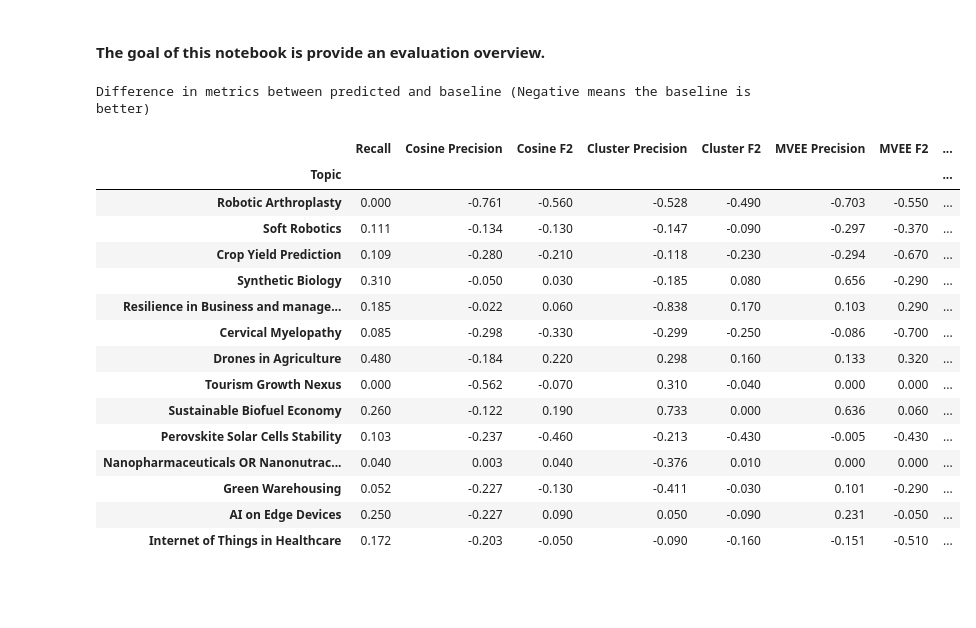
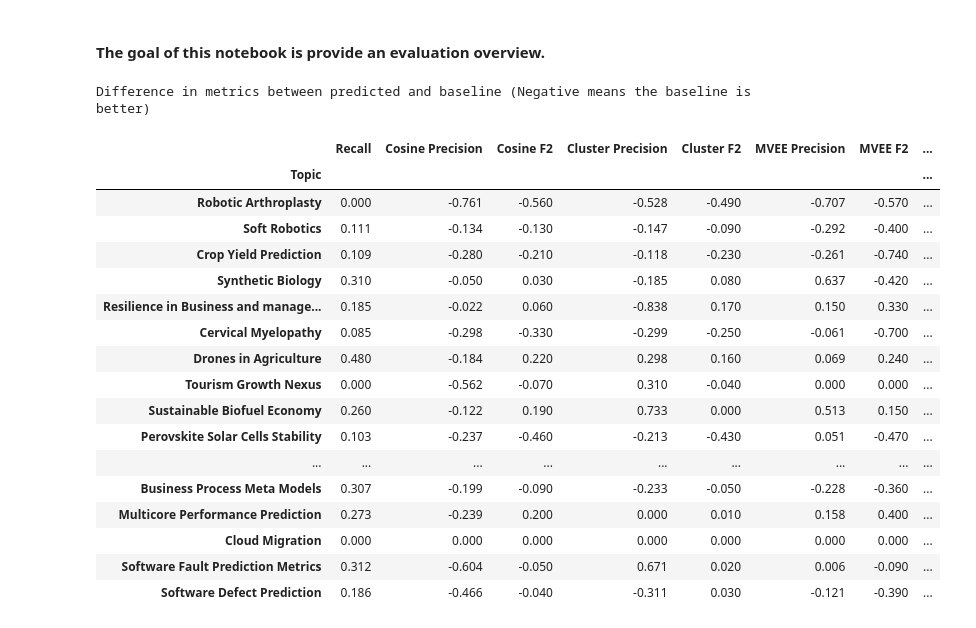
Before and after one commit to Mohammadsaknini/LitQEval, a Jupyter notebook: litQeval/notebooks/eval_results.ipynb, the cells around one changed output. Drawn from its saved outputs; the diff is of its cells as text; code cells hidden in the pictures; blank space fills up the shorter version.

```diff
--- a/litQeval/notebooks/eval_results.ipynb
+++ b/litQeval/notebooks/eval_results.ipynb
@@ -29,39 +41,39 @@ fig.show()
 # %%
 diff_df = (results[results["Index"] == "Predicted"][["Recall",
-                                                    "Cosine Precision", "Cosine F2",
-                                                    "Cluster Precision", "Cluster F2",
-                                                    "MVEE Precision", "MVEE F2",
-                                                    "Hull Precision", "Hull F2"]].values\
+                                                    "Cosine Precision", "Cluster Precision", "MVEE Precision", "Hull Precision"
+                                                    "Cosine F2","Cluster F2", "MVEE F2", "Hull F2"
+                                                    ]].values\
       - results[results["Index"] == "Baseline"][["Recall",
-                                                "Cosine Precision","Cosine F2",
-                                                "Cluster Precision", "Cluster F2",
-                                                "MVEE Precision", "MVEE F2",
-                                                "Hull Precision", "Hull F2"]].values).astype(float)
+                                                    "Cosine Precision", "Cluster Precision", "MVEE Precision", "Hull Precision"
+                                                    "Cosine F2","Cluster F2", "MVEE F2", "Hull F2"
+                                                    ]].values).astype(float)
 
 diff_df = pd.DataFrame(np.round(diff_df,3), columns=["Recall",
-                                                    "Cosine Precision","Cosine F2",
-                                                    "Cluster Precision", "Cluster F2",
-                                                    "MVEE Precision", "MVEE F2",
-                                                    "Hull Precision", "Hull F2"], index=results.dropna()["Topic"])
+                                                    "Cosine Precision", "Cluster Precision", "MVEE Precision", "Hull Precision"
+                                                    "Cosine F2","Cluster F2", "MVEE F2", "Hull F2"
+                                                    ], index=results.dropna()["Topic"])
 diff_df = diff_df.style.map(lambda x: 'background-color: #6b0801' if x < -0.5 else 'background-color: #a82b22' if x < 0 else '')
 diff_df.format("{:.3f}").set_caption("Difference in metrics between predicted and baseline (Negative means the baseline is better)")
-display(diff_df.hide(subset=diff_df.index[-7:]))
+# display(diff_df.hide(subset=diff_df.index[-7:]))
+diff_df
 # %% [output]
 Difference in metrics between predicted and baseline (Negative means the baseline is better)
 |  | Recall | Cosine Precision | Cosine F2 | Cluster Precision | Cluster F2 | MVEE Precision | MVEE F2 | ... |
 | Topic |  |  |  |  |  |  |  | ... |
-| Robotic Arthroplasty | 0.000 | -0.761 | -0.560 | -0.528 | -0.490 | -0.703 | -0.550 | ... |
-| Soft Robotics | 0.111 | -0.134 | -0.130 | -0.147 | -0.090 | -0.297 | -0.370 | ... |
-| Crop Yield Prediction | 0.109 | -0.280 | -0.210 | -0.118 | -0.230 | -0.294 | -0.670 | ... |
-| Synthetic Biology | 0.310 | -0.050 | 0.030 | -0.185 | 0.080 | 0.656 | -0.290 | ... |
-| Resilience in Business and manage... | 0.185 | -0.022 | 0.060 | -0.838 | 0.170 | 0.103 | 0.290 | ... |
-| Cervical Myelopathy | 0.085 | -0.298 | -0.330 | -0.299 | -0.250 | -0.086 | -0.700 | ... |
-| Drones in Agriculture | 0.480 | -0.184 | 0.220 | 0.298 | 0.160 | 0.133 | 0.320 | ... |
+| Robotic Arthroplasty | 0.000 | -0.761 | -0.560 | -0.528 | -0.490 | -0.707 | -0.570 | ... |
+| Soft Robotics | 0.111 | -0.134 | -0.130 | -0.147 | -0.090 | -0.292 | -0.400 | ... |
+| Crop Yield Prediction | 0.109 | -0.280 | -0.210 | -0.118 | -0.230 | -0.261 | -0.740 | ... |
+| Synthetic Biology | 0.310 | -0.050 | 0.030 | -0.185 | 0.080 | 0.637 | -0.420 | ... |
+| Resilience in Business and manage... | 0.185 | -0.022 | 0.060 | -0.838 | 0.170 | 0.150 | 0.330 | ... |
+| Cervical Myelopathy | 0.085 | -0.298 | -0.330 | -0.299 | -0.250 | -0.061 | -0.700 | ... |
+| Drones in Agriculture | 0.480 | -0.184 | 0.220 | 0.298 | 0.160 | 0.069 | 0.240 | ... |
 | Tourism Growth Nexus | 0.000 | -0.562 | -0.070 | 0.310 | -0.040 | 0.000 | 0.000 | ... |
-| Sustainable Biofuel Economy | 0.260 | -0.122 | 0.190 | 0.733 | 0.000 | 0.636 | 0.060 | ... |
-| Perovskite Solar Cells Stability | 0.103 | -0.237 | -0.460 | -0.213 | -0.430 | -0.005 | -0.430 | ... |
-| Nanopharmaceuticals OR Nanonutrac... | 0.040 | 0.003 | 0.040 | -0.376 | 0.010 | 0.000 | 0.000 | ... |
-| Green Warehousing | 0.052 | -0.227 | -0.130 | -0.411 | -0.030 | 0.101 | -0.290 | ... |
-| AI on Edge Devices | 0.250 | -0.227 | 0.090 | 0.050 | -0.090 | 0.231 | -0.050 | ... |
-| Internet of Things in Healthcare | 0.172 | -0.203 | -0.050 | -0.090 | -0.160 | -0.151 | -0.510 | ... |
+| Sustainable Biofuel Economy | 0.260 | -0.122 | 0.190 | 0.733 | 0.000 | 0.513 | 0.150 | ... |
+| Perovskite Solar Cells Stability | 0.103 | -0.237 | -0.460 | -0.213 | -0.430 | 0.051 | -0.470 | ... |
+| ... | ... | ... | ... | ... | ... | ... | ... | ... |
+| Business Process Meta Models | 0.307 | -0.199 | -0.090 | -0.233 | -0.050 | -0.228 | -0.360 | ... |
+| Multicore Performance Prediction | 0.273 | -0.239 | 0.200 | 0.000 | 0.010 | 0.158 | 0.400 | ... |
+| Cloud Migration | 0.000 | 0.000 | 0.000 | 0.000 | 0.000 | 0.000 | 0.000 | ... |
+| Software Fault Prediction Metrics | 0.312 | -0.604 | -0.050 | 0.671 | 0.020 | 0.006 | -0.090 | ... |
+| Software Defect Prediction | 0.186 | -0.466 | -0.040 | -0.311 | 0.030 | -0.121 | -0.390 | ... |
 # %%
```
Also changed, not shown: parts of 5 cells of this notebook.
